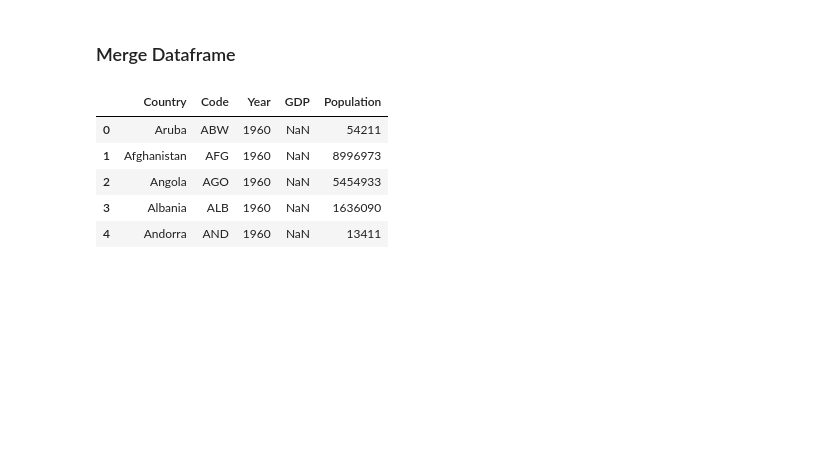
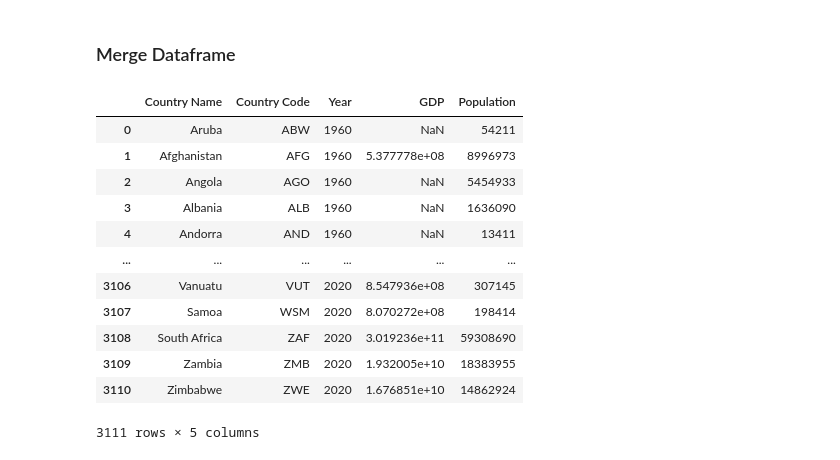
Before and after one commit to alysiawon/Final-Project, a Jupyter notebook: Data/country.ipynb, the cells around one changed output. Saved outputs shown, nothing was run; the diff lists cells and outputs as text; code cells hidden in the pictures; blank space fills up the shorter version.

```diff
--- a/Data/country.ipynb
+++ b/Data/country.ipynb
@@ -45,0 +34,7 @@ gdp_df.reindex(['Year', 'Country','Code','GDP'], axis=1)
+# %%
+#Change Data Type
+gdp_df.Year = gdp_df.Year.astype(np.int64)
+# %%
+# Rename Headers
+gdp_df = gdp_df.rename(columns={"Value": "GDP"})
+gdp_df
@@ -47,7 +73,7 @@ gdp_df.reindex(['Year', 'Country','Code','GDP'], axis=1)
 ### Population
 # %%
 # Open Population Data File
-population_file_to_load = os.path.join("Resources","World Population", "population.csv")
+population_file_to_load = os.path.join("World Population", "population.csv")
 population_df = pd.read_csv(population_file_to_load)
 population_df
 # %% [output]
@@ -77,3 +103,7 @@ population_df.head()
 | 2 | 2018 | China | 1427647786 |
 | 3 | 2017 | China | 1421021791 |
 | 4 | 2016 | China | 1414049351 |
+# %%
+# Rename Headers
+population_df = population_df.rename(columns={"Country": "Country Name"})
+population_df
@@ -81,14 +125,21 @@ population_df.head()
 ### Merge Dataframe
 # %%
 # Merge Dataframe
-country_df = pd.merge(gdp_df, population_df, on=['Year','Country'])
-country_df.head()
+country_df = pd.merge(gdp_df, population_df, on=['Year','Country Name'],)
+country_df
 # %% [output]
-|  | Country | Code | Year | GDP | Population |
+|  | Country Name | Country Code | Year | GDP | Population |
 | 0 | Aruba | ABW | 1960 | NaN | 54211 |
-| 1 | Afghanistan | AFG | 1960 | NaN | 8996973 |
+| 1 | Afghanistan | AFG | 1960 | 5.377778e+08 | 8996973 |
 | 2 | Angola | AGO | 1960 | NaN | 5454933 |
 | 3 | Albania | ALB | 1960 | NaN | 1636090 |
 | 4 | Andorra | AND | 1960 | NaN | 13411 |
+| ... | ... | ... | ... | ... | ... |
+| 3106 | Vanuatu | VUT | 2020 | 8.547936e+08 | 307145 |
+| 3107 | Samoa | WSM | 2020 | 8.070272e+08 | 198414 |
+| 3108 | South Africa | ZAF | 2020 | 3.019236e+11 | 59308690 |
+| 3109 | Zambia | ZMB | 2020 | 1.932005e+10 | 18383955 |
+| 3110 | Zimbabwe | ZWE | 2020 | 1.676851e+10 | 14862924 |
+3111 rows × 5 columns
 # %%
 # Export CSV
```
Also changed, not shown: parts of 10 cells of this notebook, 6 other files.
